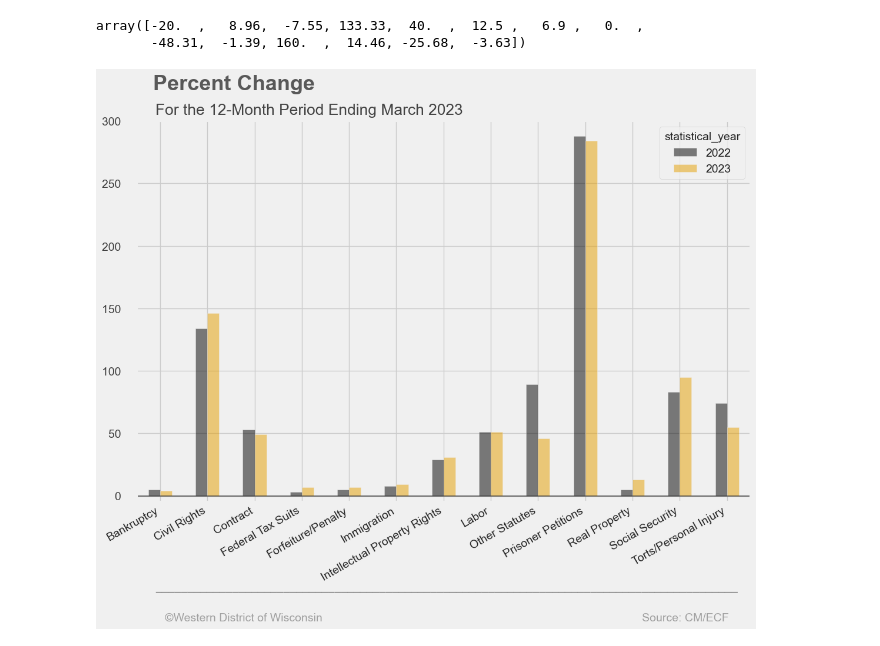
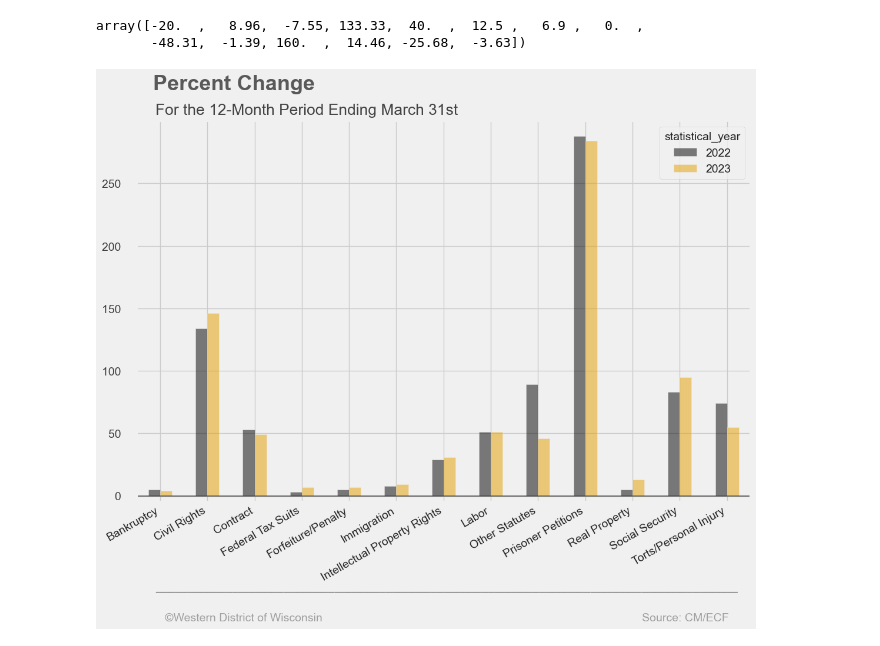
Before and after one commit to jturner421/cpi, a Jupyter notebook: WDBA2023/wdba2023_visualizations.ipynb, the cells around one changed output. Drawn from its saved outputs; the diff is of its cells as text; code cells hidden in the pictures.

```diff
--- a/WDBA2023/wdba2023_visualizations.ipynb
+++ b/WDBA2023/wdba2023_visualizations.ipynb
@@ -315,35 +315,35 @@ array([-20.  ,   8.96,  -7.55, 133.33,  40.  ,  12.5 ,   6.9 ,   0.  ,
 fte_graph = nos_totals_by_year.plot(kind='bar',
                                     figsize=(12, 8),
                                     alpha=0.5,
                                     color=colors)
 ax = plt.gca()
 fig = plt.gcf()
 ax.tick_params(axis = 'both', which = 'major', labelsize = 14)
 plt.xticks(rotation=30, horizontalalignment="right")
 plt.ylim(-5, 300)
 
 ax.axhline(y=0, color='#414141', linewidth=1.7, alpha=.7)
 ax.xaxis.label.set_visible(False)
 
 # Y-labels to only these
-ax.set_yticks([0, 50, 100, 150, 200, 250, 300])
-ax.set_yticklabels(labels=['0    ','50    ', '100    ', '150    ','200    ','250    ', '300    '  ], fontsize=14, color='#414141')
+ax.set_yticks([0, 50, 100, 150, 200, 250])
+ax.set_yticklabels(labels=['0    ','50    ', '100    ', '150    ','200    ','250    ' ], fontsize=14, color='#414141')
 
 # Title and Subtitle
 ax.text(x=-.15, y=325, s="Percent Change", fontsize=26, weight='bold', alpha=.75)
-ax.text(x=-.1, y=305, s="For the 12-Month Period Ending March 2023", fontsize=19, alpha=.85)
+ax.text(x=-.1, y=305, s="For the 12-Month Period Ending March 31st", fontsize=19, alpha=.85)
 
 # Signature bar
 ax.text(x=-.1, y=-75,
         s='___________________________________________________________________________________________',
         color='#414141', alpha=.7)
 # Footer
 ax.text(x=-.1, y=-100,
         s='   ©Western District of Wisconsin', fontsize=14, color='grey', alpha=.7)
 
 ax.text(x=10, y=-100,
         s='   Source: CM/ECF', fontsize=14, color='grey', alpha=.7);
 
-plt.savefig('/Users/jwt/PycharmProjects/cpi_program/WDBA2023/figures/percent change.png', dpi=300, bbox_inches='tight', transparent=True)
+plt.savefig('/Users/jwt/PycharmProjects/cpi_program/WDBA2023/figures/percent change.png', dpi=300, bbox_inches='tight', transparent=False)
 # %% [output]
-[figure, old version]
+[figure, new version]
```
Also changed, not shown: parts of 13 cells of this notebook, 1 other file.
